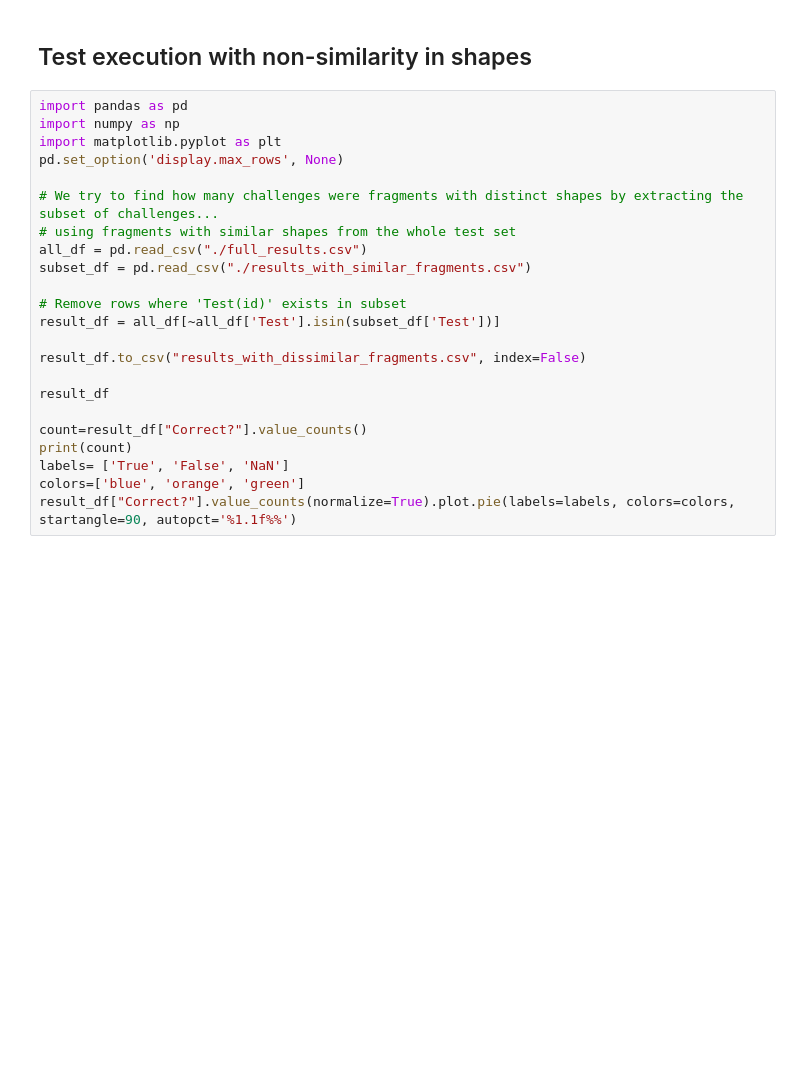
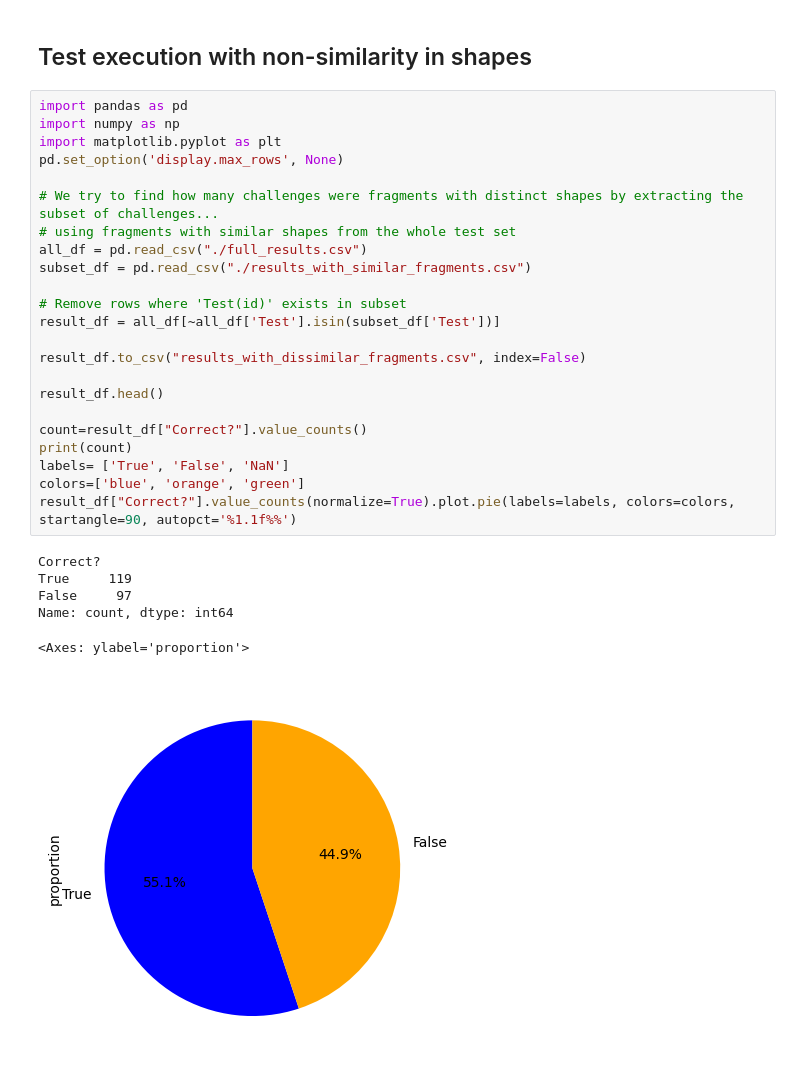
Before and after one commit to Micdejc/cutcaptcha, a Jupyter notebook: result_analysis.ipynb, the cells around one changed output. Drawn from its saved outputs; the diff is of its cells as text; blank space fills up the shorter version.

```diff
--- a/result_analysis.ipynb
+++ b/result_analysis.ipynb
@@ -140,26 +186,33 @@ plt.show()
 # %%
 import pandas as pd
 import numpy as np
 import matplotlib.pyplot as plt
 pd.set_option('display.max_rows', None)
 
 # We try to find how many challenges were fragments with distinct shapes by extracting the subset of challenges...
 # using fragments with similar shapes from the whole test set
 all_df = pd.read_csv("./full_results.csv")
 subset_df = pd.read_csv("./results_with_similar_fragments.csv")
 
 # Remove rows where 'Test(id)' exists in subset
 result_df = all_df[~all_df['Test'].isin(subset_df['Test'])]
 
 result_df.to_csv("results_with_dissimilar_fragments.csv", index=False)
 
-result_df
+result_df.head()
 
 count=result_df["Correct?"].value_counts()
 print(count)
 labels= ['True', 'False', 'NaN']
 colors=['blue', 'orange', 'green']
 result_df["Correct?"].value_counts(normalize=True).plot.pie(labels=labels, colors=colors, startangle=90, autopct='%1.1f%%')
+# %% [output]
+Correct?
+True     119
+False     97
+Name: count, dtype: int64
+<Axes: ylabel='proportion'>
+[figure, added]
 # %%
 # Prepare data
 x = result_df['Test']
```
Also changed, not shown: parts of 7 cells of this notebook.
